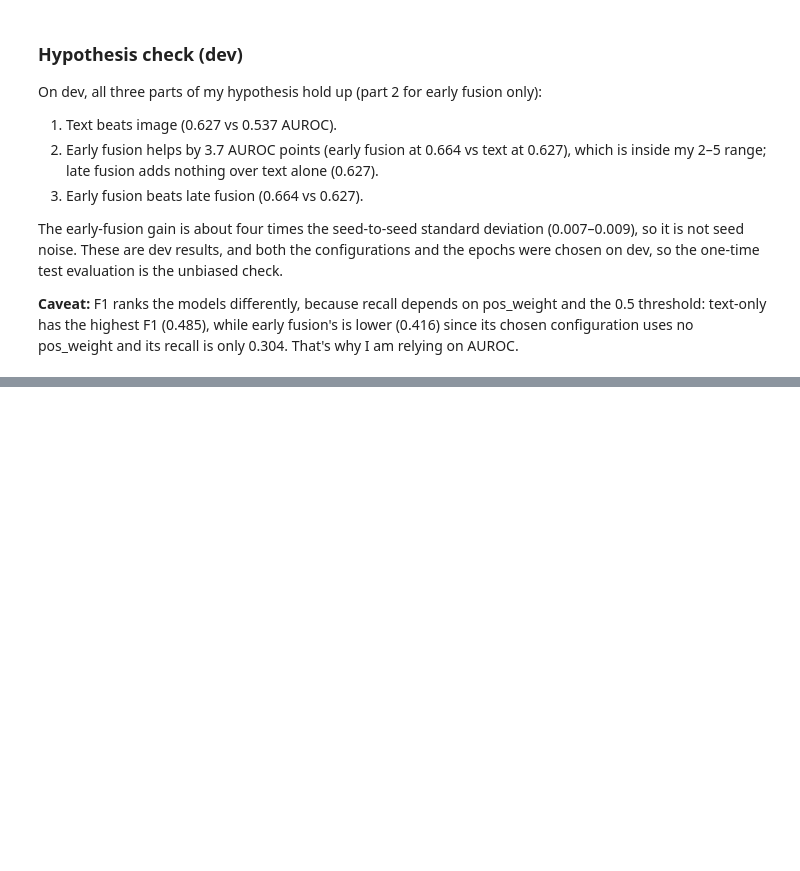
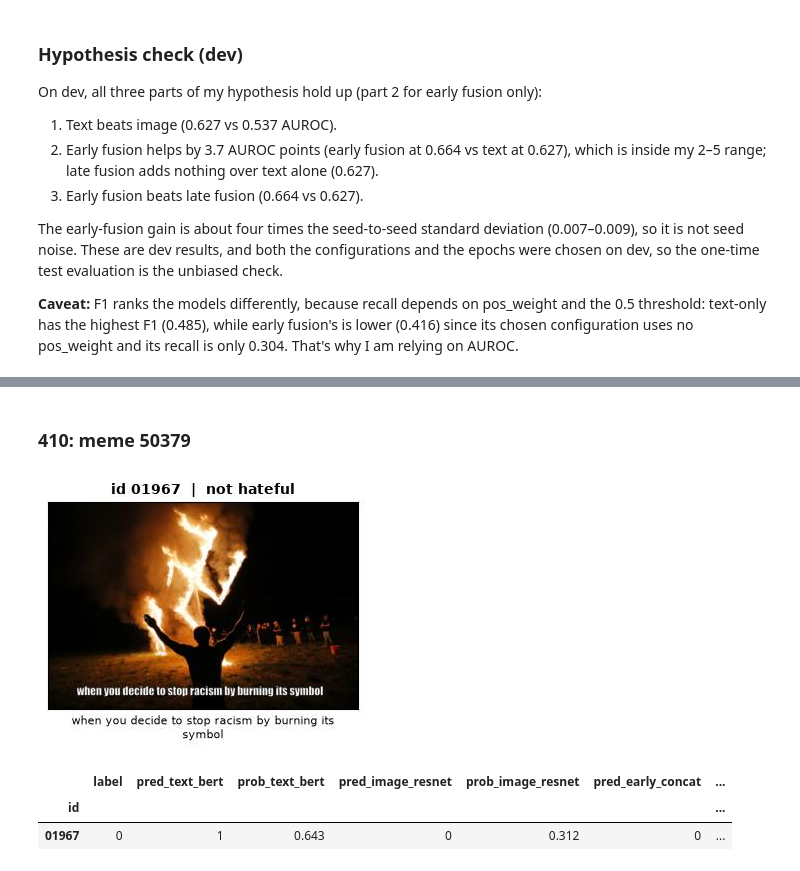
Before and after one commit to LUCIFER5671/hateful-memes, a Jupyter notebook: notebooks/lab3.ipynb, the cells around one changed output, grey strips where cells are left out. Cells and saved outputs as stored; diff of their text form; code cells hidden in the pictures; blank space fills up the shorter version.

```diff
--- a/notebooks/lab3.ipynb
+++ b/notebooks/lab3.ipynb
@@ -330,0 +462,14 @@ The early-fusion gain is about four times the seed-to-seed standard deviation (0
+# %% [markdown]
+### 410: meme 50379
+# %%
+mid = picks["fusion_right"][1]  # fusion right, a single model wrong
+assert mid == "01967"
+row = dev.set_index("id").loc[mid].copy(); row["id"] = mid
+show_meme(row, show_label=True); plt.show()
+dis.set_index("id").loc[[mid], ["label", "pred_text_bert", "prob_text_bert", "pred_image_resnet", "prob_image_resnet",
+                                "pred_early_concat", "prob_early_concat", "pred_late_avg", "prob_late_avg"]].round(3)
+# %% [output]
+[figure, added]
+|  | label | pred_text_bert | prob_text_bert | pred_image_resnet | prob_image_resnet | pred_early_concat | ... |
+| id |  |  |  |  |  |  | ... |
+| 01967 | 0 | 1 | 0.643 | 0 | 0.312 | 0 | ... |
```
Also changed, not shown: parts of 17 cells of this notebook, 21 other files.
